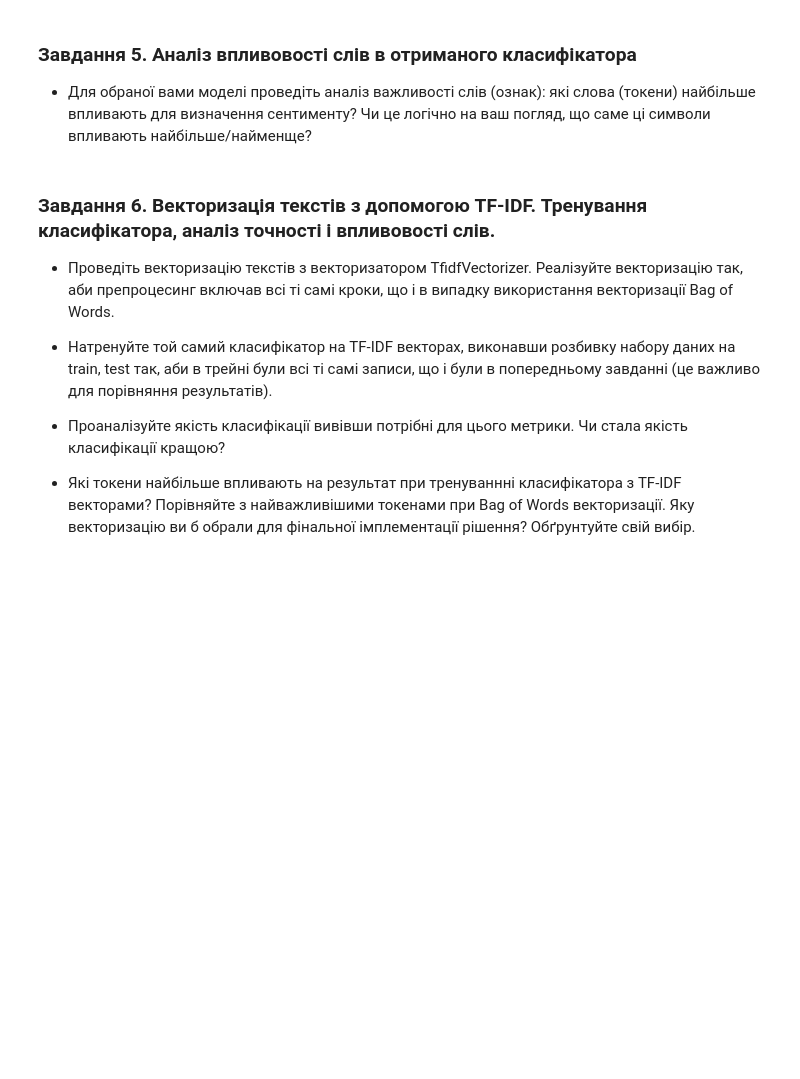
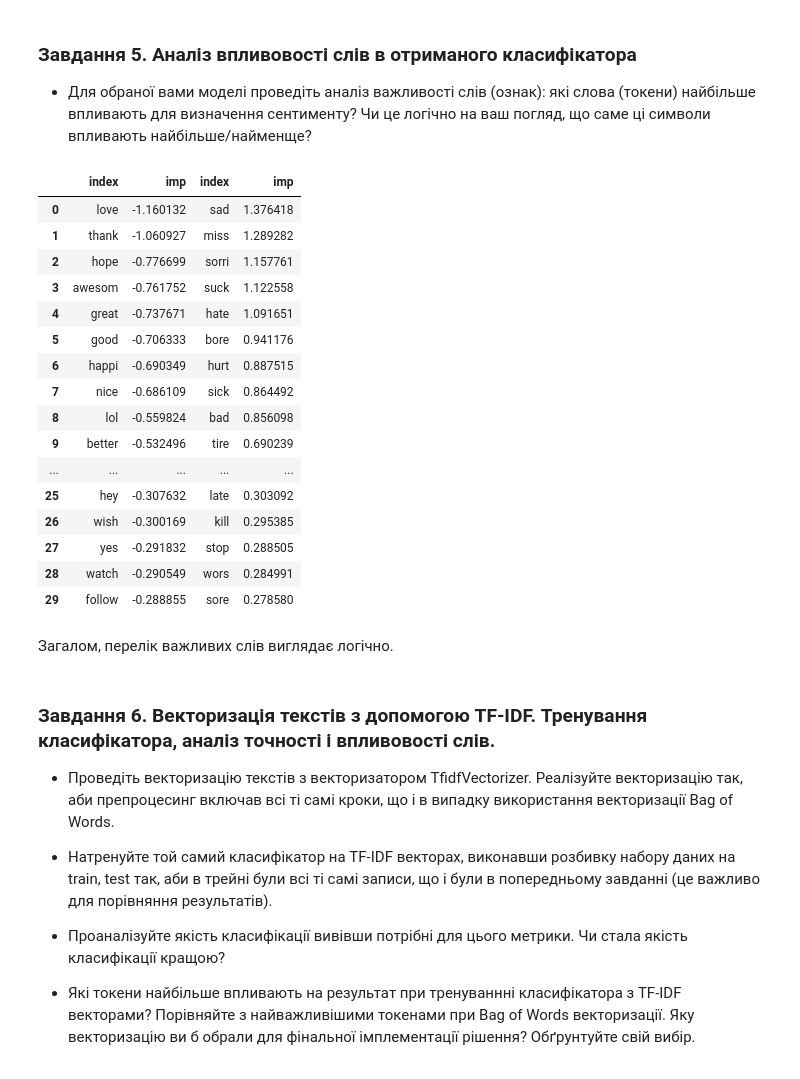
Before and after one commit to Daria-Lytvynenko/ML_course, a Jupyter notebook: HW_NLP_Classification.ipynb, the cells around one changed output. Cells and saved outputs as stored; diff of their text form; code cells hidden in the pictures; blank space fills up the shorter version.

```diff
--- a/HW_NLP_Classification.ipynb
+++ b/HW_NLP_Classification.ipynb
@@ -293,6 +308,33 @@ plt.hist(y_pred_proba, bins=20);
 ### Завдання 5. Аналіз впливовості слів в отриманого класифікатора
 
 - Для обраної вами моделі проведіть аналіз важливості слів (ознак): які слова (токени) найбільше впливають для визначення сентименту? Чи це логічно на ваш погляд, що саме ці символи впливають найбільше/найменще?
+# %%
+feat_importance=pd.DataFrame(logreg.coef_[0], index=vectorizer.get_feature_names_out(), columns=['imp'])
+# %%
+valuable_words=pd.concat([pd.DataFrame(feat_importance.sort_values(by='imp', ascending=True)[:30]).reset_index(drop=False),
+                            pd.DataFrame(feat_importance.sort_values(by='imp', ascending=False)[:30]).reset_index(drop=False)], axis=1)
+# %%
+valuable_words
+# %% [output]
+|  | index | imp | index | imp |
+| 0 | love | -1.160132 | sad | 1.376418 |
+| 1 | thank | -1.060927 | miss | 1.289282 |
+| 2 | hope | -0.776699 | sorri | 1.157761 |
+| 3 | awesom | -0.761752 | suck | 1.122558 |
+| 4 | great | -0.737671 | hate | 1.091651 |
+| 5 | good | -0.706333 | bore | 0.941176 |
+| 6 | happi | -0.690349 | hurt | 0.887515 |
+| 7 | nice | -0.686109 | sick | 0.864492 |
+| 8 | lol | -0.559824 | bad | 0.856098 |
+| 9 | better | -0.532496 | tire | 0.690239 |
+| ... | ... | ... | ... | ... |
+| 25 | hey | -0.307632 | late | 0.303092 |
+| 26 | wish | -0.300169 | kill | 0.295385 |
+| 27 | yes | -0.291832 | stop | 0.288505 |
+| 28 | watch | -0.290549 | wors | 0.284991 |
+| 29 | follow | -0.288855 | sore | 0.278580 |
+# %% [markdown]
+Загалом, перелік важливих слів виглядає логічно.
 # %% [markdown]
 ### Завдання 6. Векторизація текстів з допомогою TF-IDF. Тренування класифікатора, аналіз точності і впливовості слів.
 
```
Also changed, not shown: parts of 31 cells of this notebook.
